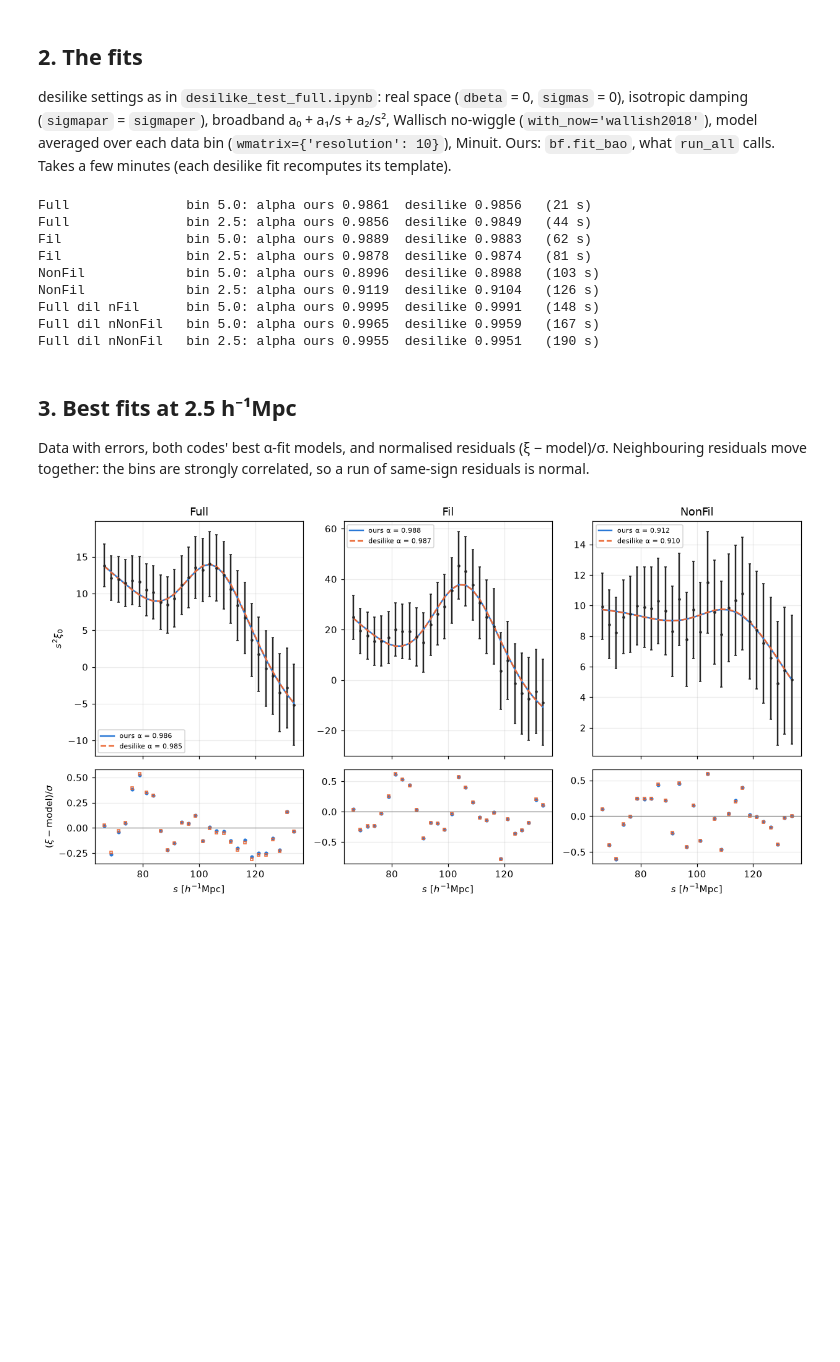
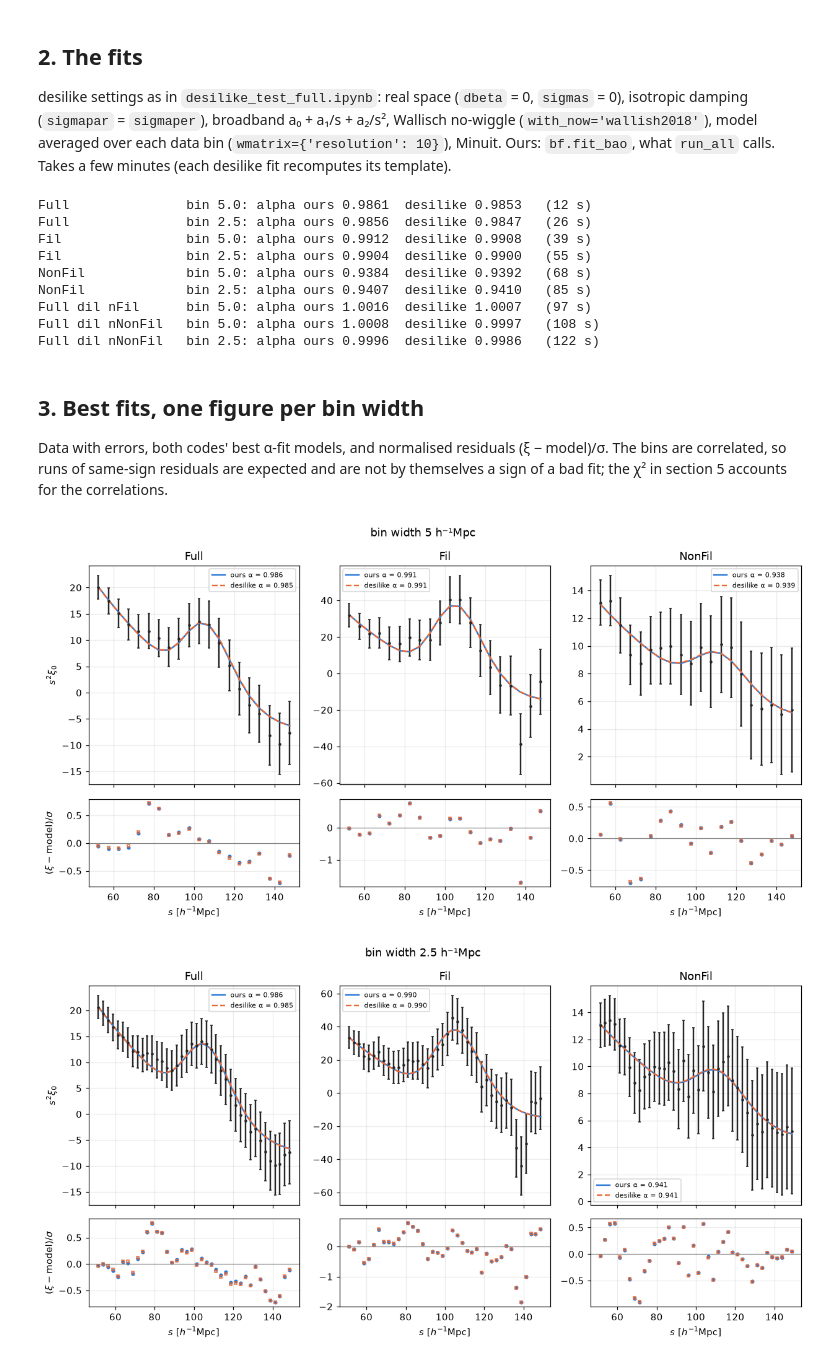
Before and after one commit to FedeDavilaKurban/filbao-md, a Jupyter notebook: notebooks/exploratory/desilike_run1.ipynb, the cells around one changed output. Saved outputs shown, nothing was run; the diff lists cells and outputs as text; code cells hidden in the pictures; blank space fills up the shorter version.

```diff
--- a/notebooks/exploratory/desilike_run1.ipynb
+++ b/notebooks/exploratory/desilike_run1.ipynb
@@ -247,7 +272,7 @@ blended. The model only enters where the data cannot pin down the average.
 nm = spec['nmodes']
 print(f"k bin width = {kk[1] - kk[0]:.4f} h/Mpc")
 print(f"{'k':>8}{'grid modes':>12}{'independent':>13}{'scatter 1/sqrt(N)':>19}")
-for kx in (0.008, 0.02, 0.04, 0.08, 0.15, 0.3):
+for kx in (0.008, 0.02, 0.04, k_lo, k_hi, k_bao):
     i = np.argmin(abs(kk - kx))
     print(f"{kk[i]:>8.4f}{nm[i]:>12.0f}{nm[i] / 2:>13.0f}{1 / np.sqrt(nm[i] / 2):>19.3f}")
 # %% [output]
@@ -260,13 +285,13 @@ k bin width = 0.0060 h/Mpc
   0.1509        7130         3565              0.017
   0.3016       29066        14533              0.008
 # %%
-kgrid = np.linspace(0.006, 3.0, 3000)
-labs_s = [l for l in plot_samples if (l, 5.0) in data]
+kgrid = np.linspace(0.006, kmax_cov, 3000)
+labs_s = [l for l in plot_samples if (l, bs_ref) in data]
 fig, axes = plt.subplots(2, len(labs_s), figsize=(5 * len(labs_s), 6.2), sharex=True,
                          gridspec_kw=dict(height_ratios=(2.2, 1)), squeeze=False)
-regions = ((0.006, 0.08, '#cde2fb'), (0.08, 0.15, '#e6eef8'), (0.6 * kNyq, 3.0, '#fbe3d6'))
+regions = ((0.006, k_lo, '#cde2fb'), (k_lo, k_hi, '#e6eef8'), (k_use, kmax_cov, '#fbe3d6'))
 for j, lab in enumerate(labs_s):
-    key = samples[lab]; i = spec['labels'].index(key); b = data[lab, 5.0]['b']; c = SCOL[lab]
+    key = samples[lab]; i = spec['labels'].index(key); b = data[lab, bs_ref]['b']; c = SCOL[lab]
     Pcov, N_tail = bf.spectrum_for_cov(spec, i, i, b, b, lin, kgrid)
     P = spec['P'][i, i]
     ax, axr = axes[0, j], axes[1, j]
@@ -280,11 +305,11 @@ for j, lab in enumerate(labs_s):
     m_ = kgrid <= kNyq
     axr.semilogx(kgrid[m_], Pcov[m_] / np.interp(kgrid[m_], kk, P), color=c)
     axr.axhline(1, color='0.4', lw=0.8); axr.set_ylim(0.6, 1.6); axr.set_xlabel(r'$k\ [h\,{\rm Mpc}^{-1}]$')
-    for x in (0.08, 0.6 * kNyq, kNyq):
+    for x in (k_lo, k_use, kNyq):
         ax.axvline(x, color='0.5', ls=':', lw=0.8); axr.axvline(x, color='0.5', ls=':', lw=0.8)
 axes[0, 0].set_ylabel(r'$P(k)\ [h^{-3}{\rm Mpc}^3]$'); axes[1, 0].set_ylabel(r'$P_{\rm cov}/P_{\rm measured}$')
 axes[0, 0].legend(fontsize=7, loc='lower left')
-axes[0, -1].text(0.98, 0.98, 'blue: low-k model\npale: blend\norange: constant excess\n(beyond k = 3: constant N_tail)',
+axes[0, -1].text(0.98, 0.98, f'blue: low-k model\npale: blend\norange: constant excess\n(beyond k = {kmax_cov}: constant N_tail)',
                  transform=axes[0, -1].transAxes, ha='right', va='top', fontsize=7, color='0.3',
                  bbox=dict(fc='white', ec='none', alpha=0.8, pad=2))
 fig.tight_layout(); plt.show()
@@ -436,7 +486,7 @@ def desilike_lik(d, bs, prior='gauss', only_now=False):
     P['dbeta'].update(value=0., fixed=True)
     P['sigmas'].update(value=0., fixed=True)
     if prior == 'gauss':
-        P['sigmaper'].update(fixed=False, value=Sigma_th, prior=dict(dist='norm', loc=Sigma_th, scale=2., limits=[0., 30.]))
+        P['sigmaper'].update(fixed=False, value=Sigma_th, prior=dict(dist='norm', loc=Sigma_th, scale=Sigma_prior_sd, limits=[0., 30.]))
     else:
         P['sigmaper'].update(fixed=False, value=Sigma_th, prior=dict(limits=list(Sigma_free)))
     P['sigmapar'].update(derived='{sigmaper}')
@@ -472,49 +522,52 @@ t0 = time.time()
 for (lab, bs), d in data.items():
     s, xi, C, e = d['s'], d['xi'], d['C'], d['edges']
     kw = dict(T=T, fit_range=fit_range, Sigma_theory=Sigma_th, s_edges=e)
-    o_a = bf.fit_bao(s, xi, C, Sigma_prior=('gauss', 'theory', 2.0), **kw)
+    o_a = bf.fit_bao(s, xi, C, Sigma_prior=('gauss', 'theory', Sigma_prior_sd), **kw)
     o_S = bf.fit_bao(s, xi, C, Sigma_prior=('flat',) + Sigma_free, **kw)
     lik_a, obs_a = desilike_lik(d, bs, 'gauss'); d_a = desilike_fit(lik_a, interval=True)
     lik_S, _ = desilike_lik(d, bs, 'flat');      d_S = desilike_fit(lik_S)
     lik_n, obs_n = desilike_lik(d, bs, only_now=True); d_n = desilike_fit(lik_n)
     lik_a(**d_a['pars']); model_a = np.array(obs_a.flattheory)
-    prior_term = ((d_a['pars']['sigmaper'] - Sigma_th) / 2.)**2
+    prior_term = ((d_a['pars']['sigmaper'] - Sigma_th) / Sigma_prior_sd)**2
     res[lab, bs] = dict(ours=o_a, ours_S=o_S, des=d_a, des_S=d_S, des_nw=d_n, lik_a=lik_a, model_d=model_a,
                         model_o=bf.best_models(o_a, s, e)[0],
                         det_d=d_n['chi2'] - d_a['chi2'] - prior_term, chi2_d=d_a['chi2'] + prior_term)
     print(f"{lab:<18} bin {bs}: alpha ours {o_a['alpha']:.4f}  desilike {d_a['pars']['qiso']:.4f}   "
           f"({time.time() - t0:.0f} s)")
 # %% [output]
-Full               bin 5.0: alpha ours 0.9861  desilike 0.9856   (21 s)
-Full               bin 2.5: alpha ours 0.9856  desilike 0.9849   (44 s)
-Fil                bin 5.0: alpha ours 0.9889  desilike 0.9883   (62 s)
-Fil                bin 2.5: alpha ours 0.9878  desilike 0.9874   (81 s)
-NonFil             bin 5.0: alpha ours 0.8996  desilike 0.8988   (103 s)
-NonFil             bin 2.5: alpha ours 0.9119  desilike 0.9104   (126 s)
-Full dil nFil      bin 5.0: alpha ours 0.9995  desilike 0.9991   (148 s)
-Full dil nNonFil   bin 5.0: alpha ours 0.9965  desilike 0.9959   (167 s)
-Full dil nNonFil   bin 2.5: alpha ours 0.9955  desilike 0.9951   (190 s)
+Full               bin 5.0: alpha ours 0.9861  desilike 0.9853   (12 s)
+Full               bin 2.5: alpha ours 0.9856  desilike 0.9847   (26 s)
+Fil                bin 5.0: alpha ours 0.9912  desilike 0.9908   (39 s)
+Fil                bin 2.5: alpha ours 0.9904  desilike 0.9900   (55 s)
+NonFil             bin 5.0: alpha ours 0.9384  desilike 0.9392   (68 s)
+NonFil             bin 2.5: alpha ours 0.9407  desilike 0.9410   (85 s)
+Full dil nFil      bin 5.0: alpha ours 1.0016  desilike 1.0007   (97 s)
+Full dil nNonFil   bin 5.0: alpha ours 1.0008  desilike 0.9997   (108 s)
+Full dil nNonFil   bin 2.5: alpha ours 0.9996  desilike 0.9986   (122 s)
 # %% [markdown]
-## 3. Best fits at 2.5 h⁻¹Mpc
+## 3. Best fits, one figure per bin width
 
 Data with errors, both codes' best α-fit models, and normalised residuals (ξ − model)/σ.
-Neighbouring residuals move together: the bins are strongly correlated, so a run of same-sign
-residuals is normal.
+The bins are correlated, so runs of same-sign residuals are expected and are not by themselves a sign of a
+bad fit; the χ² in section 5 accounts for the correlations.
 # %%
-labs25 = [l for l in plot_samples if (l, 2.5) in res]
-fig, axes = plt.subplots(2, len(labs25), figsize=(3.8 * len(labs25), 6), sharex=True,
-                         gridspec_kw=dict(height_ratios=(2.5, 1)), squeeze=False)
-for j, lab in enumerate(labs25):
-    d, r = data[lab, 2.5], res[lab, 2.5]; s, m, sg = d['s'], d['m'], d['sig']
-    axes[0, j].errorbar(s[m], s[m]**2 * d['xi'][m], yerr=s[m]**2 * sg[m], fmt='.', ms=4, capsize=1.5, color=DATA)
-    axes[0, j].plot(s[m], s[m]**2 * r['model_o'][m], color=OURS, label=f"ours α = {r['ours']['alpha']:.3f}")
-    axes[0, j].plot(s[m], s[m]**2 * r['model_d'], color=DESI, ls='--', label=f"desilike α = {r['des']['pars']['qiso']:.3f}")
-    axes[1, j].plot(s[m], (d['xi'][m] - r['model_o'][m]) / sg[m], 'o', ms=3, color=OURS)
-    axes[1, j].plot(s[m], (d['xi'][m] - r['model_d']) / sg[m], 's', ms=3, mfc='none', color=DESI)
-    axes[1, j].axhline(0, color='0.5', lw=0.8); axes[1, j].set_xlabel(r'$s\ [h^{-1}{\rm Mpc}]$')
-    axes[0, j].set_title(lab); axes[0, j].legend(fontsize=7)
-axes[0, 0].set_ylabel(r'$s^2\xi_0$'); axes[1, 0].set_ylabel(r'$(\xi-{\rm model})/\sigma$')
-fig.tight_layout(); plt.show()
+for bs in binseps:
+    labs_b = [l for l in plot_samples if (l, bs) in res]
+    fig, axes = plt.subplots(2, len(labs_b), figsize=(3.8 * len(labs_b), 6), sharex=True,
+                             gridspec_kw=dict(height_ratios=(2.5, 1)), squeeze=False)
+    for j, lab in enumerate(labs_b):
+        d, r = data[lab, bs], res[lab, bs]; s, m, sg = d['s'], d['m'], d['sig']
+        axes[0, j].errorbar(s[m], s[m]**2 * d['xi'][m], yerr=s[m]**2 * sg[m], fmt='.', ms=4, capsize=1.5, color=DATA)
+        axes[0, j].plot(s[m], s[m]**2 * r['model_o'][m], color=OURS, label=f"ours α = {r['ours']['alpha']:.3f}")
+        axes[0, j].plot(s[m], s[m]**2 * r['model_d'], color=DESI, ls='--', label=f"desilike α = {r['des']['pars']['qiso']:.3f}")
+        axes[1, j].plot(s[m], (d['xi'][m] - r['model_o'][m]) / sg[m], 'o', ms=3, color=OURS)
+        axes[1, j].plot(s[m], (d['xi'][m] - r['model_d']) / sg[m], 's', ms=3, mfc='none', color=DESI)
+        axes[1, j].axhline(0, color='0.5', lw=0.8); axes[1, j].set_xlabel(r'$s\ [h^{-1}{\rm Mpc}]$')
+        axes[0, j].set_title(lab); axes[0, j].legend(fontsize=7)
+    axes[0, 0].set_ylabel(r'$s^2\xi_0$'); axes[1, 0].set_ylabel(r'$(\xi-{\rm model})/\sigma$')
+    fig.suptitle(f'bin width {bs:g} h⁻¹Mpc')
+    fig.tight_layout(); plt.show()
 # %% [output]
-[figure, old version]
+[figure, new version]
+[figure, added]
 # %% [markdown]
```
Also changed, not shown: parts of 18 cells of this notebook, 1 other file.
